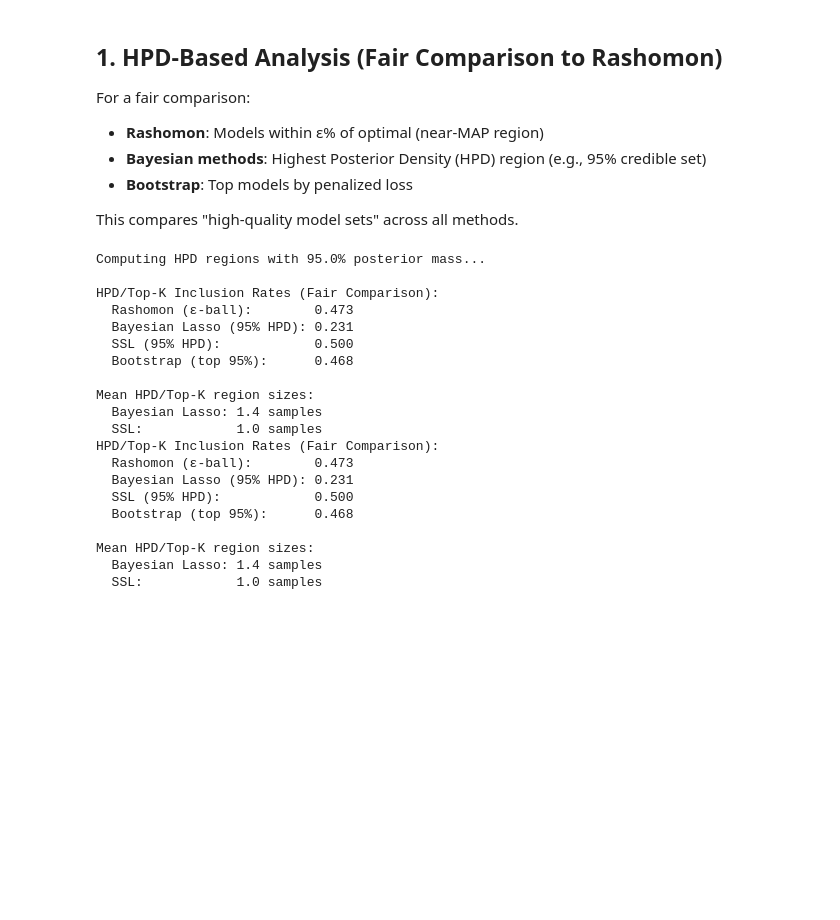
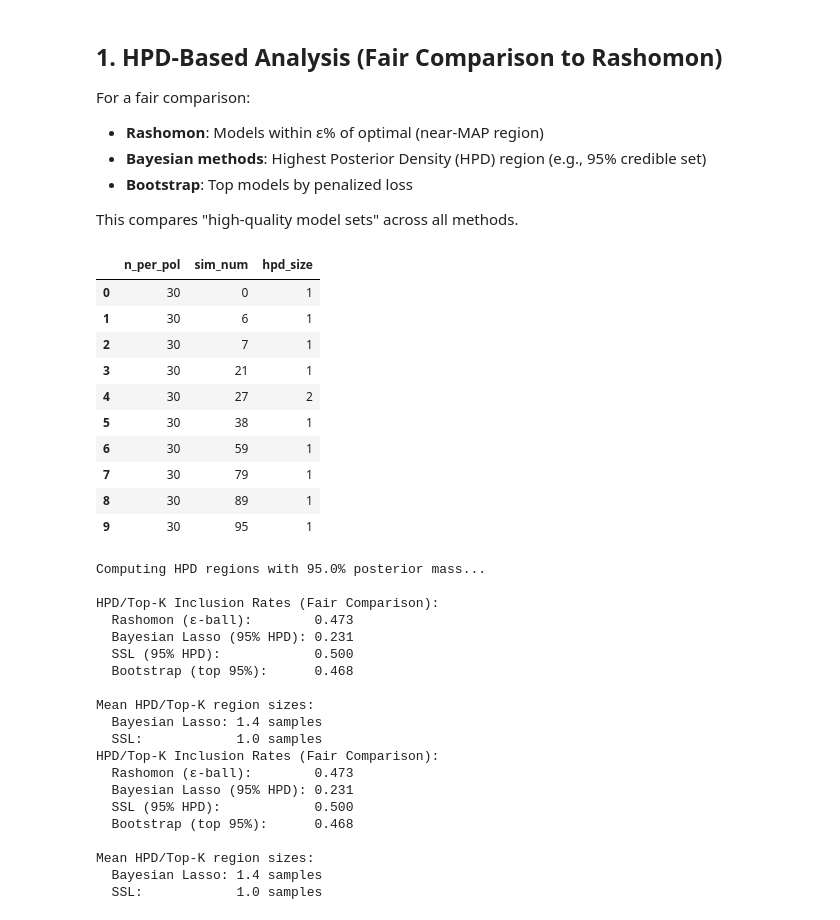
Before and after one commit to AparaV/rashomon-partition-sets, a Jupyter notebook: Code/analyze_posterior_comparison.ipynb, the cells around one changed output. Saved outputs shown, nothing was run; the diff lists cells and outputs as text; code cells hidden in the pictures; blank space fills up the shorter version.

```diff
--- a/Code/analyze_posterior_comparison.ipynb
+++ b/Code/analyze_posterior_comparison.ipynb
@@ -202,6 +182,74 @@ def compute_top_k_frequency(df, profile_col, loss_col, k_fraction=0.95):
     overall_freq = freq_per_sim['topk_frequency'].mean()
 
     return freq_per_sim, overall_freq
+# %%
+def compute_hpd_frequency2(df, profile_col, credible_mass=0.95, neg_log_posterior_col='neg_log_posterior'):
+    """
+    Compute frequency in Highest Posterior Density (HPD) region.
+
+    Args:
+        df: DataFrame with samples
+        profile_col: Column name for the profile to check
+        credible_mass: Fraction of posterior mass to include (default 0.95)
+        neg_log_posterior_col: Column with negative log posterior values
+
+    Returns:
+        freq_per_sim: DataFrame with HPD frequency per simulation
+        overall_freq: Mean HPD frequency across simulations
+        hpd_size_per_sim: DataFrame with number of samples in HPD per simulation
+    """
+    df_copy = df.copy()
+
+    # Convert to log posterior and normalize
+    df_copy['log_posterior'] = -df_copy[neg_log_posterior_col]
+    df_copy['log_posterior_normalized'] = df_copy.groupby(['n_per_pol', 'sim_num'])['log_posterior'].transform(
+        lambda x: x - x.max()
+    )
+
+    # Compute posterior weights
+    df_copy['posterior_weight'] = np.exp(df_copy['log_posterior_normalized'])
+    df_copy['posterior_weight'] = df_copy.groupby(['n_per_pol', 'sim_num'])['posterior_weight'].transform(
+        lambda x: x / x.sum()
+    )
+
+    # Sort by weight within each simulation (descending)
+    df_copy = df_copy.sort_values(['n_per_pol', 'sim_num', 'posterior_weight'], ascending=[True, True, False])
+
+    # Cumulative weight
+    df_copy['cumsum_weight'] = df_copy.groupby(['n_per_pol', 'sim_num'])['posterior_weight'].cumsum()
+
+    # Keep only samples in HPD region
+    hpd_samples = df_copy[df_copy['cumsum_weight'] <= credible_mass].copy()
+
+    # Count samples in HPD region per simulation
+    hpd_size_per_sim = hpd_samples.groupby(['n_per_pol', 'sim_num']).size().reset_index(name='hpd_size')
+
+    # Frequency within HPD region
+    hpd_samples['has_best_profile'] = (hpd_samples[profile_col] > 0).astype(int)
+    freq_per_sim = hpd_samples.groupby(['n_per_pol', 'sim_num'])['has_best_profile'].mean().reset_index()
+    freq_per_sim.rename(columns={'has_best_profile': 'hpd_frequency'}, inplace=True)
+
+    # Count samples in HPD region per simulation
+    hpd_size_per_sim = hpd_samples.groupby(['n_per_pol', 'sim_num']).size().reset_index(name='hpd_size')
+
+    overall_freq = freq_per_sim['hpd_frequency'].mean()
+
+    return freq_per_sim, overall_freq, hpd_size_per_sim, hpd_size_per_sim
+
+a, b, c, d = compute_hpd_frequency2(blasso_df, profile_col=true_best_profile, credible_mass=0.8)
+d
+# %% [output]
+|  | n_per_pol | sim_num | hpd_size |
+| 0 | 30 | 0 | 1 |
+| 1 | 30 | 6 | 1 |
+| 2 | 30 | 7 | 1 |
+| 3 | 30 | 21 | 1 |
+| 4 | 30 | 27 | 2 |
+| 5 | 30 | 38 | 1 |
+| 6 | 30 | 59 | 1 |
+| 7 | 30 | 79 | 1 |
+| 8 | 30 | 89 | 1 |
+| 9 | 30 | 95 | 1 |
 # %%
 # Compute HPD-based inclusion (fair comparison to Rashomon)
 credible_mass = 0.95
```
Also changed, not shown: parts of 13 cells of this notebook.
